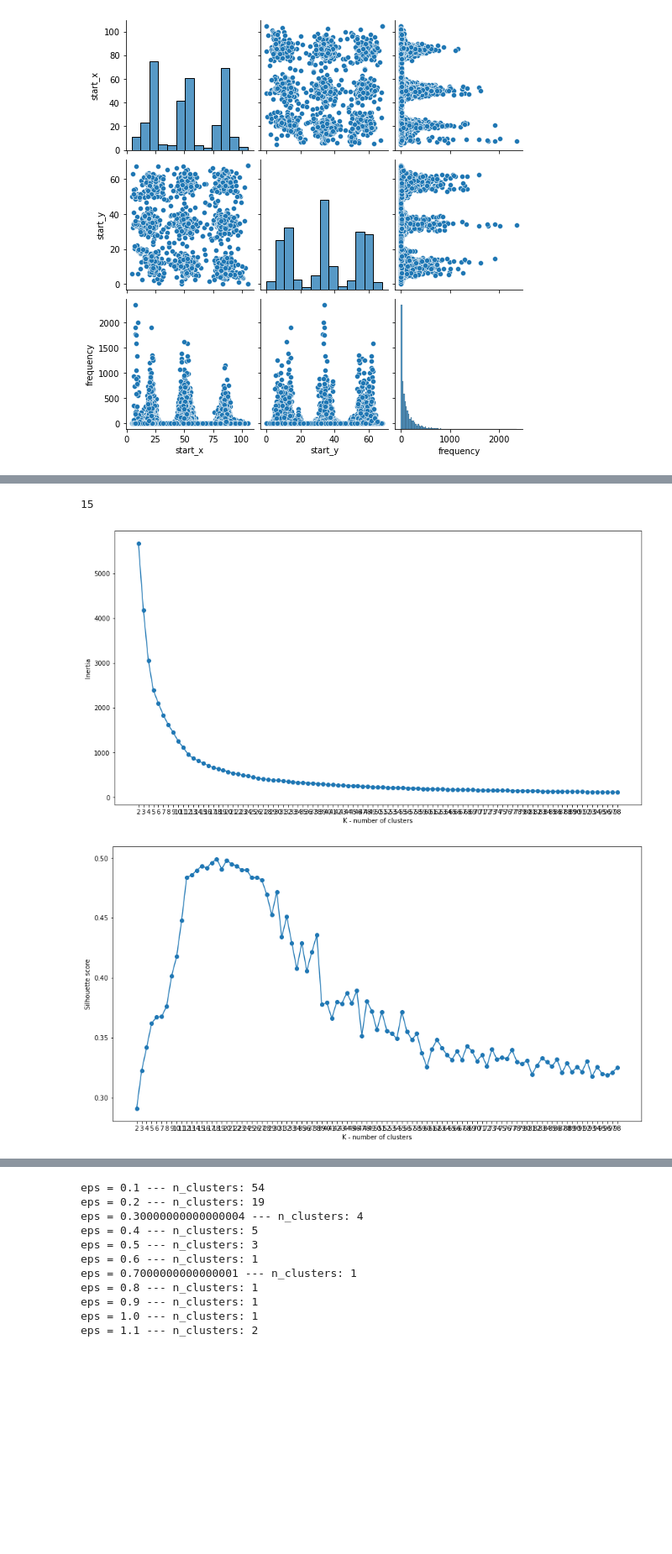
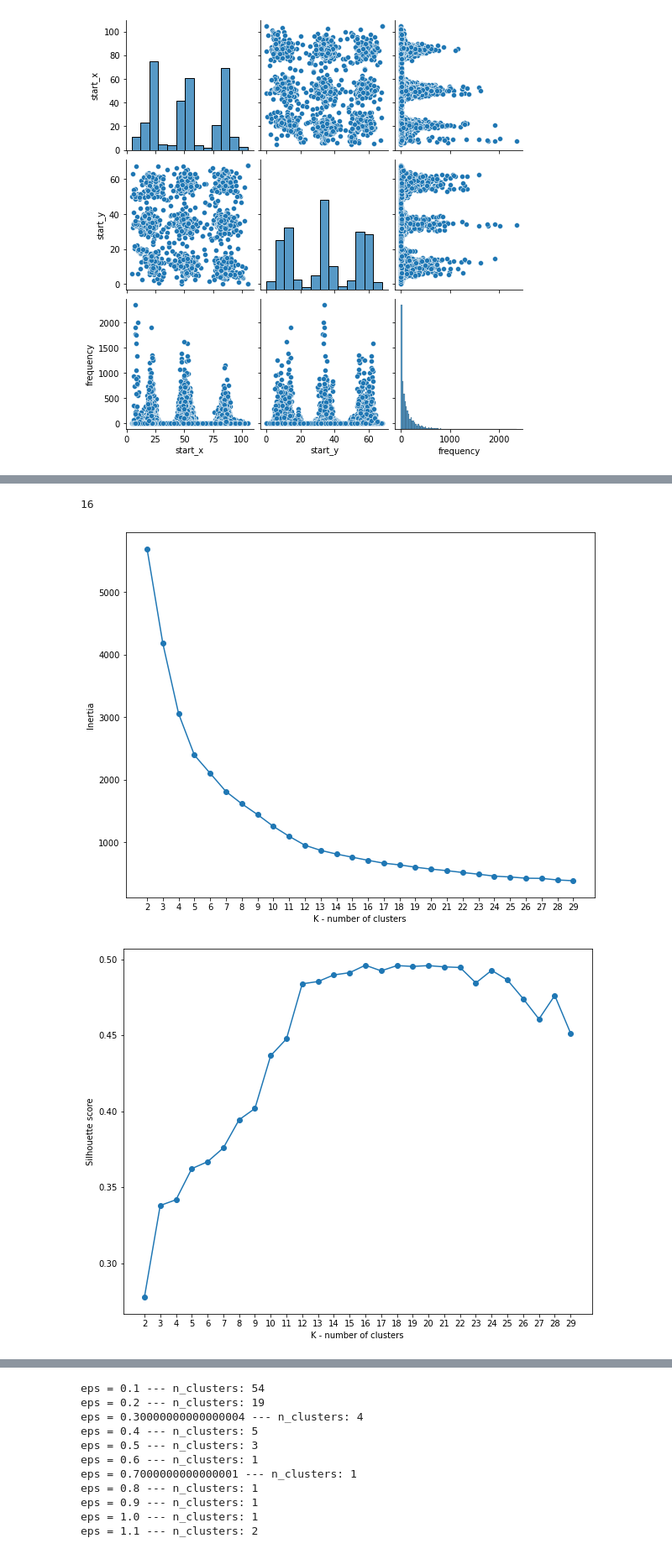
Before and after one commit to alexmihalache/Football-Analytics-Capstone---BrainStation-Final-Project, a Jupyter notebook: 4 - Baseline Models & Modelling Approach.ipynb, the cells around one changed output, grey strips where cells are left out. Shown at 84% size. Drawn from its saved outputs; the diff is of its cells as text; code cells hidden in the pictures; blank space fills up the shorter version.

```diff
--- a/4 - Baseline Models & Modelling Approach.ipynb
+++ b/4 - Baseline Models & Modelling Approach.ipynb
@@ -52,3 +56,7 @@ from sklearn.linear_model import LogisticRegression
 import xgboost as xgb
 from sklearn.neighbors import KNeighborsRegressor
 from sklearn.decomposition import PCA
+# %%
+# load data
+
+xt, xt_test, vaep, vaep_test, games, games_test, players, players_test = load_data.load_data()
@@ -55,9 +72,9 @@ from sklearn.decomposition import PCA
 # %% [markdown]
 ## Clustering players
 # %%
-clustering_df = df_actions_zones.groupby(['player_id','start_pitch_zone'])['start_x','start_y'].mean().reset_index()
+clustering_df = vaep.groupby(['player_id','start_pitch_zone'])['start_x','start_y'].mean().reset_index()
 
-clustering_df['frequency'] = df_actions_zones.groupby(['player_id', 'start_pitch_zone'])[['start_pitch_zone']].value_counts().values
+clustering_df['frequency'] = vaep.groupby(['player_id', 'start_pitch_zone'])[['start_pitch_zone']].value_counts().values
 # %%
 clustering_df.head()
 # %% [output]
@@ -99,7 +116,7 @@ clustering_df['cluster_labels'] = cluster_labels
 # We will explore different values for k, and look at the scree plot ('elbow method')
 # using inertia. We will also look at the silhouette score
 
-ks = np.arange(2, 99)
+ks = np.arange(2, 30)
 inertia_list = []
 silhouette_score_list = []
 
@@ -117,8 +134,3 @@ for k in ks:
     # Append silhouette
     silhouette = silhouette_score(X, y_labels)
     silhouette_score_list.append(silhouette)
-# %%
-np.argmax(silhouette_score_list)
-np.arange(2,88)[13]
-# %% [output]
-15
@@ -128,22 +137,26 @@ np.arange(2,88)[13]
+# %%
+np.arange(2,30)[np.argmax(silhouette_score_list)]
+# %% [output]
+16
 # %%
-plt.figure(figsize=(15,8))
+plt.figure(figsize=(10,8))
 
 plt.plot(ks, inertia_list, marker='o')
 plt.xlabel('K - number of clusters')
 plt.ylabel('Inertia')
 plt.xticks(ks)
 plt.show()
 
-plt.figure(figsize=(15,8))
+plt.figure(figsize=(10,8))
 
 plt.plot(ks, silhouette_score_list, marker='o')
 plt.xlabel('K - number of clusters')
 plt.ylabel('Silhouette score')
 plt.xticks(ks)
 
 plt.show()
 # %% [output]
-[figure, old version]
+[figure, new version]
-[figure, old version]
+[figure, new version]
 # %%
 # Instantiate
```
Also changed, not shown: parts of 55 cells of this notebook, 4 other files.
